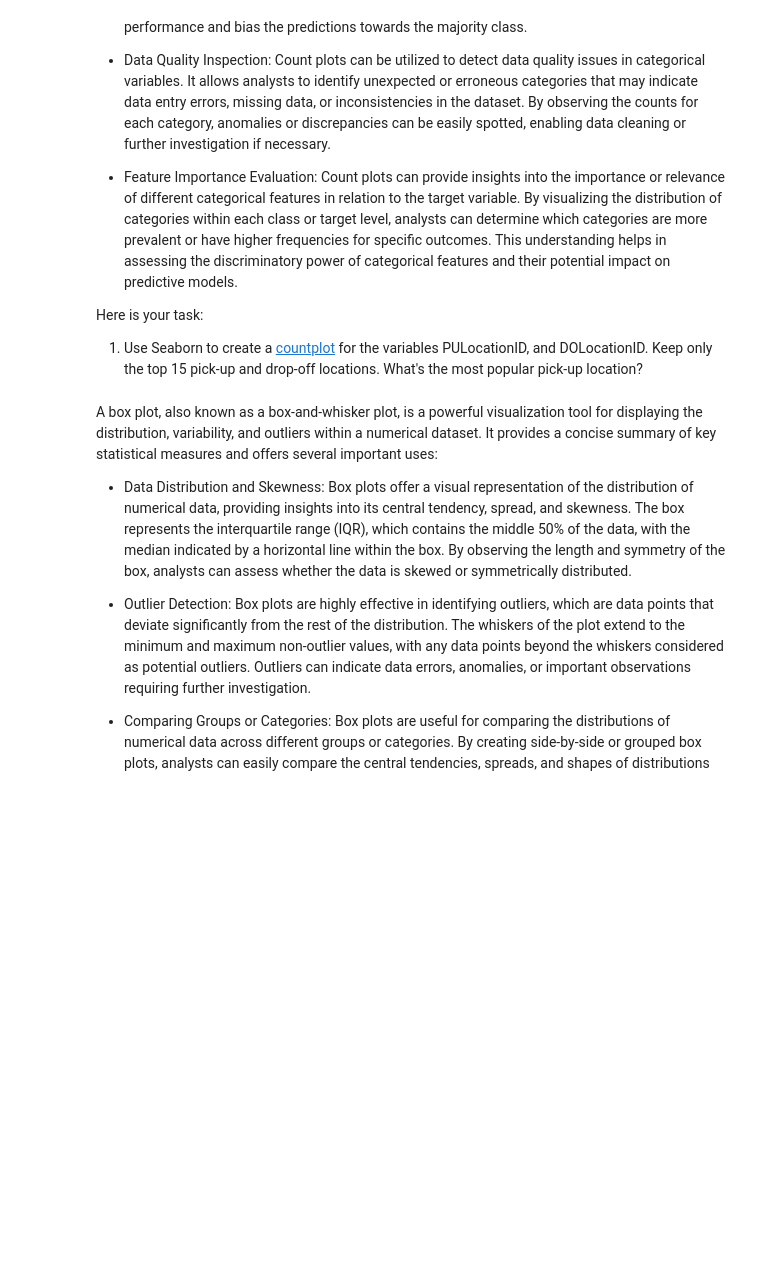
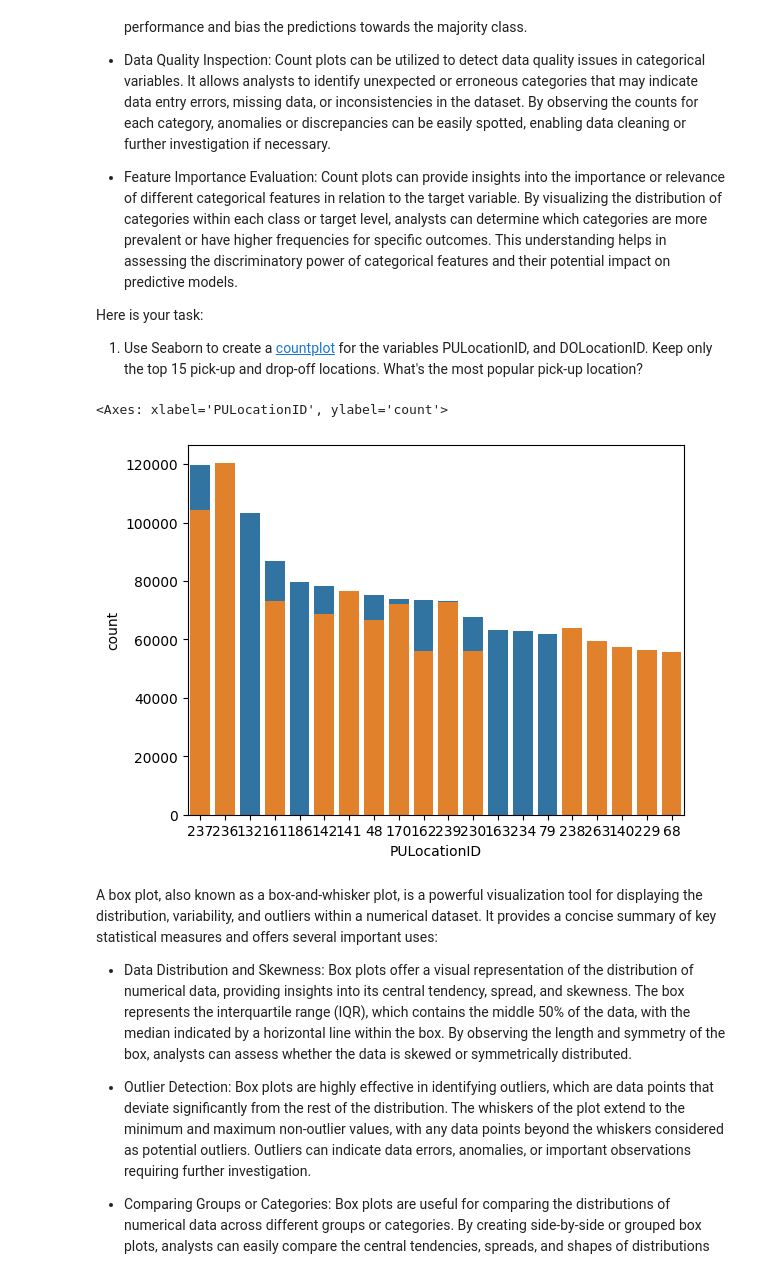
Before and after one commit to eiko-y/UCSD-MLE-Bootcamp, a Jupyter notebook: Eiko_MLE_MiniProject_EDA.ipynb, the cells around one changed output. Drawn from its saved outputs; the diff is of its cells as text; code cells hidden in the pictures; blank space fills up the shorter version.

```diff
--- a/Eiko_MLE_MiniProject_EDA.ipynb
+++ b/Eiko_MLE_MiniProject_EDA.ipynb
@@ -163,6 +186,12 @@ Here is your task:
   1. Use Seaborn to create a [countplot](https://seaborn.pydata.org/generated/seaborn.countplot.html) for the variables PULocationID, and DOLocationID. Keep only the top 15 pick-up and drop-off locations. What's the most popular pick-up location?
 # %%
 # Create a Seaborn countplot for PULocationID and DOLocationID. Only plot the top 15 categories by value counts.
+# count plot on single categorical variable
+sns.countplot(data=df, x='PULocationID', order=pd.value_counts(df['PULocationID']).head(15).index)
+sns.countplot(data=df, x='DOLocationID', order=pd.value_counts(df['DOLocationID']).head(15).index)
+# %% [output]
+<Axes: xlabel='PULocationID', ylabel='count'>
+[figure, added]
 # %% [markdown]
 A box plot, also known as a box-and-whisker plot, is a powerful visualization tool for displaying the distribution, variability, and outliers within a numerical dataset. It provides a concise summary of key statistical measures and offers several important uses:
 
```
Also changed, not shown: parts of 4 cells of this notebook.
